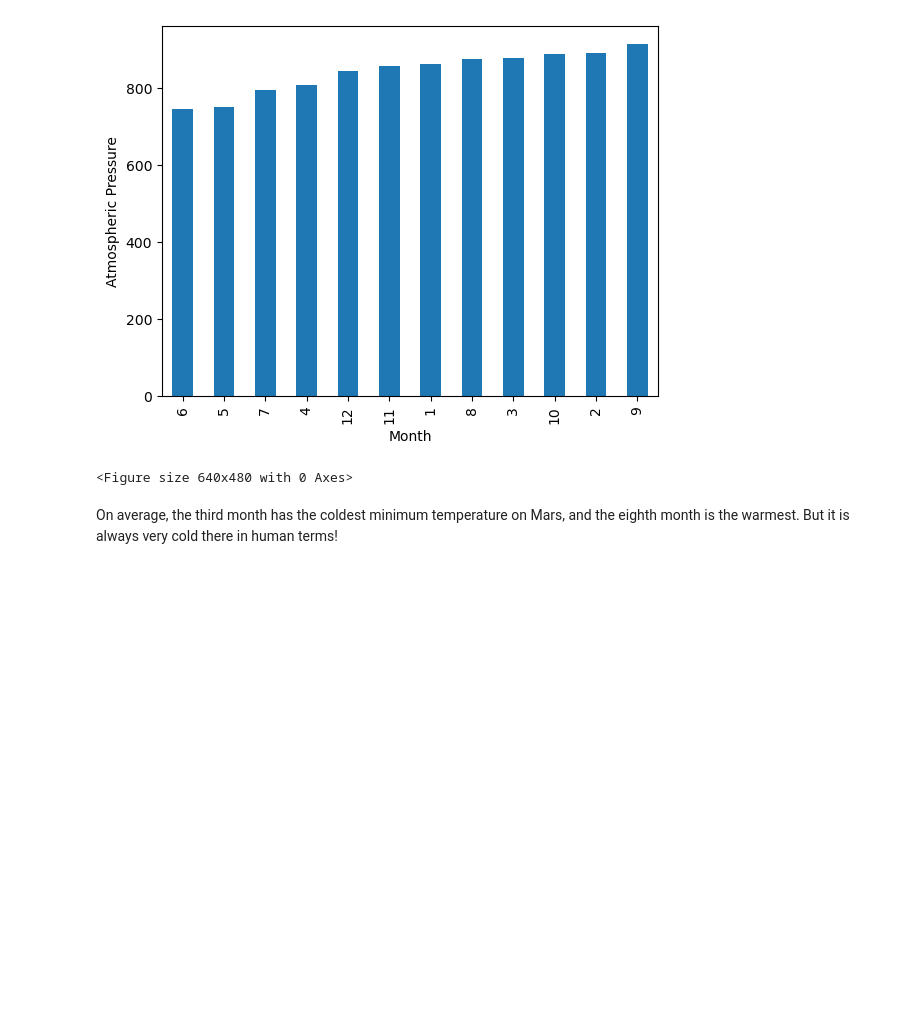
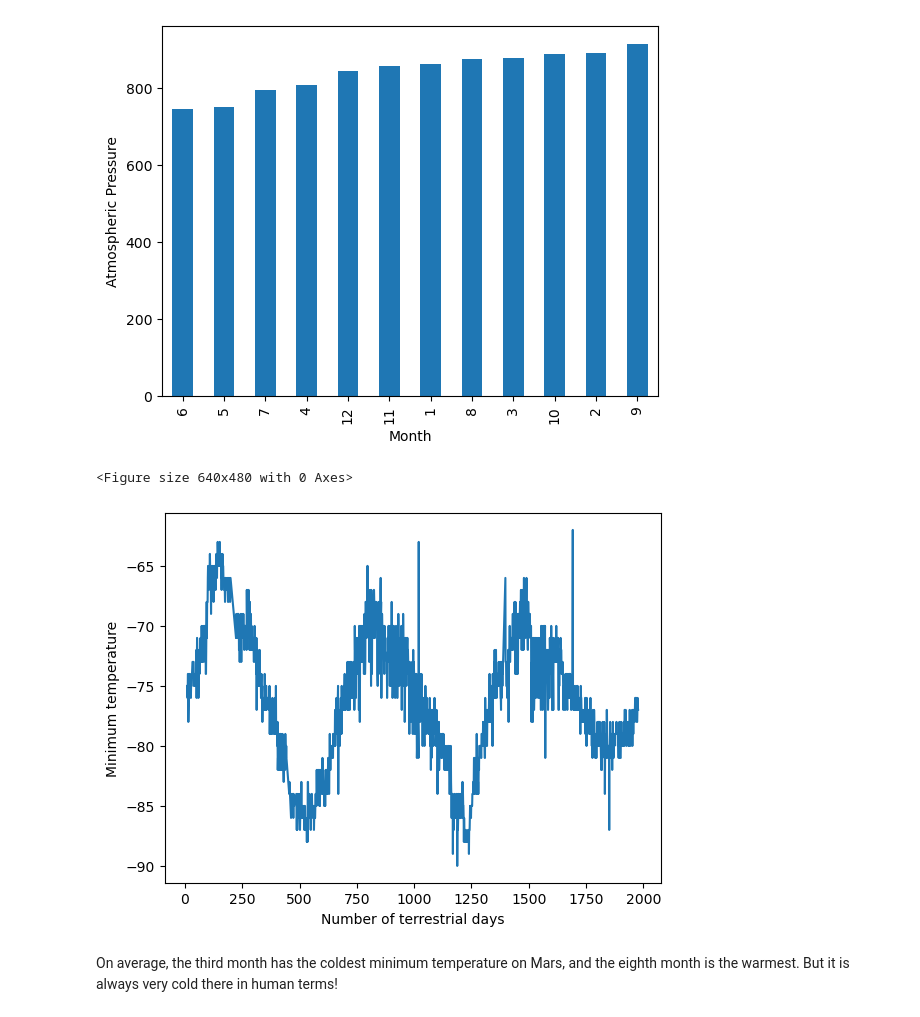
Before and after one commit to rooprg/scraping_challenge_mars_news_weather, a Jupyter notebook: part_2_mars_weather_roop.ipynb, the cells around one changed output. Cells and saved outputs as stored; diff of their text form; code cells hidden in the pictures; blank space fills up the shorter version.

```diff
--- a/part_2_mars_weather_roop.ipynb
+++ b/part_2_mars_weather_roop.ipynb
@@ -233,6 +233,14 @@ plt.tight_layout()
 <Figure size 640x480 with 0 Axes>
 # %%
 # 5. How many terrestrial (earth) days are there in a Martian year?
+x_axis = modified_mars_df["sol"]
+y_axis = modified_mars_df["min_temp"]
+plt.plot(x_axis, y_axis)
+plt.xlabel("Number of terrestrial days")
+plt.ylabel("Minimum temperature")
+plt.show()
+# %% [output]
+[figure, added]
 # %% [markdown]
 On average, the third month has the coldest minimum temperature on Mars, and the eighth month is the warmest. But it is always very cold there in human terms!
 # %% [markdown]
```
Also changed, not shown: parts of 1 cell of this notebook, 1 other file.
